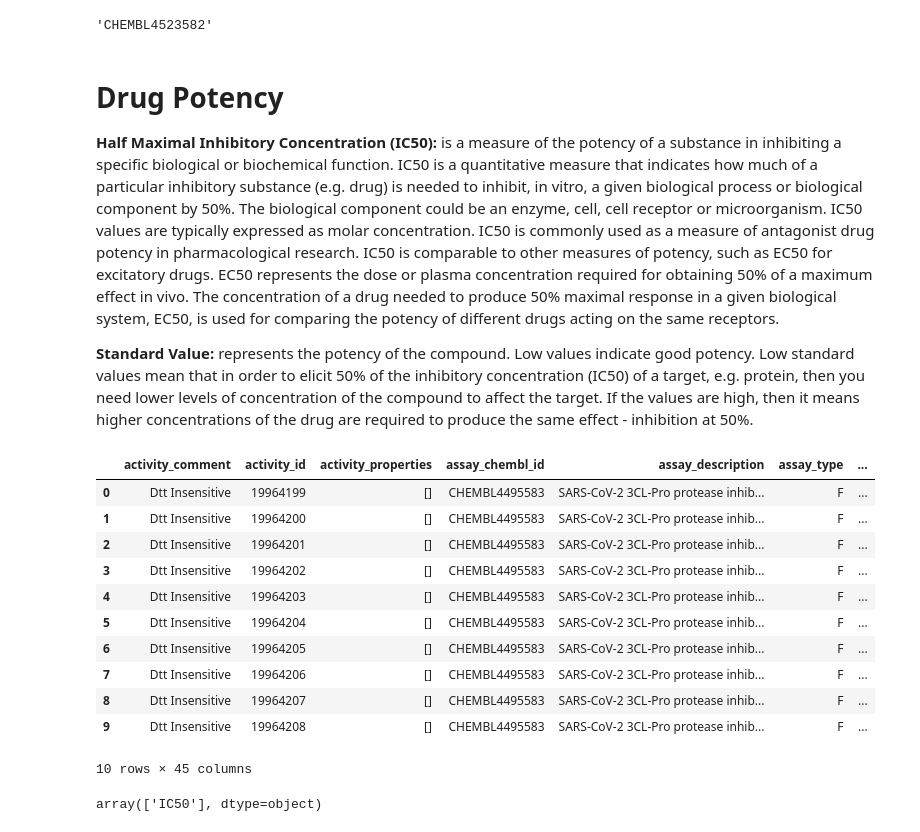
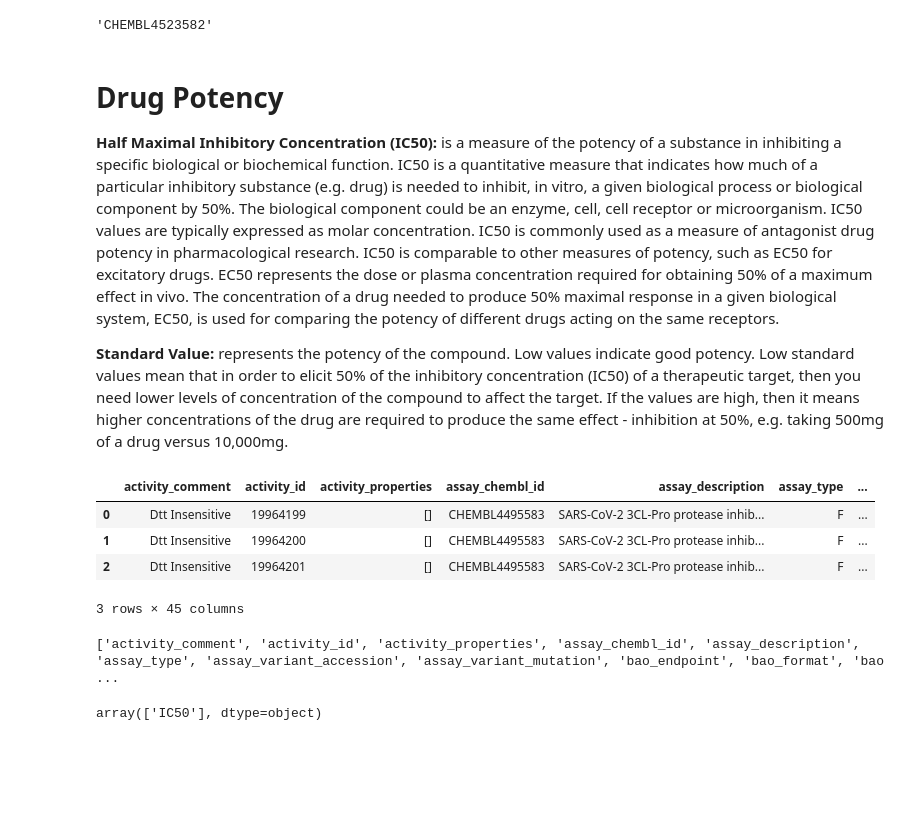
Before and after one commit to khanfs/ComputationalBiomedicine-Betacoronavirus, a Jupyter notebook: Sars_Cov_2.ipynb, the cells around one changed output. Drawn from its saved outputs; the diff is of its cells as text; code cells hidden in the pictures; blank space fills up the shorter version.

```diff
--- a/Sars_Cov_2.ipynb
+++ b/Sars_Cov_2.ipynb
@@ -51,7 +51,7 @@ selected_target
 
 **Half Maximal Inhibitory Concentration (IC50):** is a measure of the potency of a substance in inhibiting a specific biological or biochemical function. IC50 is a quantitative measure that indicates how much of a particular inhibitory substance (e.g. drug) is needed to inhibit, in vitro, a given biological process or biological component by 50%. The biological component could be an enzyme, cell, cell receptor or microorganism. IC50 values are typically expressed as molar concentration. IC50 is commonly used as a measure of antagonist drug potency in pharmacological research. IC50 is comparable to other measures of potency, such as EC50 for excitatory drugs. EC50 represents the dose or plasma concentration required for obtaining 50% of a maximum effect in vivo. The concentration of a drug needed to produce 50% maximal response in a given biological system, EC50, is used for comparing the potency of different drugs acting on the same receptors.
 
-**Standard Value:** represents the potency of the compound. Low values indicate good potency. Low standard values mean that in order to elicit 50% of the inhibitory concentration (IC50) of a target, e.g. protein, then you need lower levels of concentration of the compound to affect the target. If the values are high, then it means higher concentrations of the drug are required to produce the same effect - inhibition at 50%.
+**Standard Value:** represents the potency of the compound. Low values indicate good potency. Low standard values mean that in order to elicit 50% of the inhibitory concentration (IC50) of a therapeutic target, then you need lower levels of concentration of the compound to affect the target. If the values are high, then it means higher concentrations of the drug are required to produce the same effect - inhibition at 50%, e.g. taking 500mg of a drug versus 10,000mg.
 # %%
 #Retrieve bioactivity data; create variable, 'activity'; create variable' 'res'
 activity = new_client.activity
@@ -59,20 +59,18 @@ res = activity.filter(target_chembl_id=selected_target).filter(standard_type="IC
 # %%
 df = pd.DataFrame.from_dict(res)
 # %%
-df.head(10)
+df.head(3)
 # %% [output]
 |  | activity_comment | activity_id | activity_properties | assay_chembl_id | assay_description | assay_type | ... |
 | 0 | Dtt Insensitive | 19964199 | [] | CHEMBL4495583 | SARS-CoV-2 3CL-Pro protease inhib... | F | ... |
 | 1 | Dtt Insensitive | 19964200 | [] | CHEMBL4495583 | SARS-CoV-2 3CL-Pro protease inhib... | F | ... |
 | 2 | Dtt Insensitive | 19964201 | [] | CHEMBL4495583 | SARS-CoV-2 3CL-Pro protease inhib... | F | ... |
-| 3 | Dtt Insensitive | 19964202 | [] | CHEMBL4495583 | SARS-CoV-2 3CL-Pro protease inhib... | F | ... |
-| 4 | Dtt Insensitive | 19964203 | [] | CHEMBL4495583 | SARS-CoV-2 3CL-Pro protease inhib... | F | ... |
-| 5 | Dtt Insensitive | 19964204 | [] | CHEMBL4495583 | SARS-CoV-2 3CL-Pro protease inhib... | F | ... |
-| 6 | Dtt Insensitive | 19964205 | [] | CHEMBL4495583 | SARS-CoV-2 3CL-Pro protease inhib... | F | ... |
-| 7 | Dtt Insensitive | 19964206 | [] | CHEMBL4495583 | SARS-CoV-2 3CL-Pro protease inhib... | F | ... |
-| 8 | Dtt Insensitive | 19964207 | [] | CHEMBL4495583 | SARS-CoV-2 3CL-Pro protease inhib... | F | ... |
-| 9 | Dtt Insensitive | 19964208 | [] | CHEMBL4495583 | SARS-CoV-2 3CL-Pro protease inhib... | F | ... |
-10 rows × 45 columns
+3 rows × 45 columns
+# %%
+sars_list = list(df)
+print (sars_list)
+# %% [output]
+['activity_comment', 'activity_id', 'activity_properties', 'assay_chembl_id', 'assay_description', 'assay_type', 'assay_variant_accession', 'assay_variant_mutation', 'bao_endpoint', 'bao_format', 'bao ...
 # %%
 df.standard_type.unique()
 # %% [output]
```
Also changed, not shown: parts of 2 cells of this notebook.
